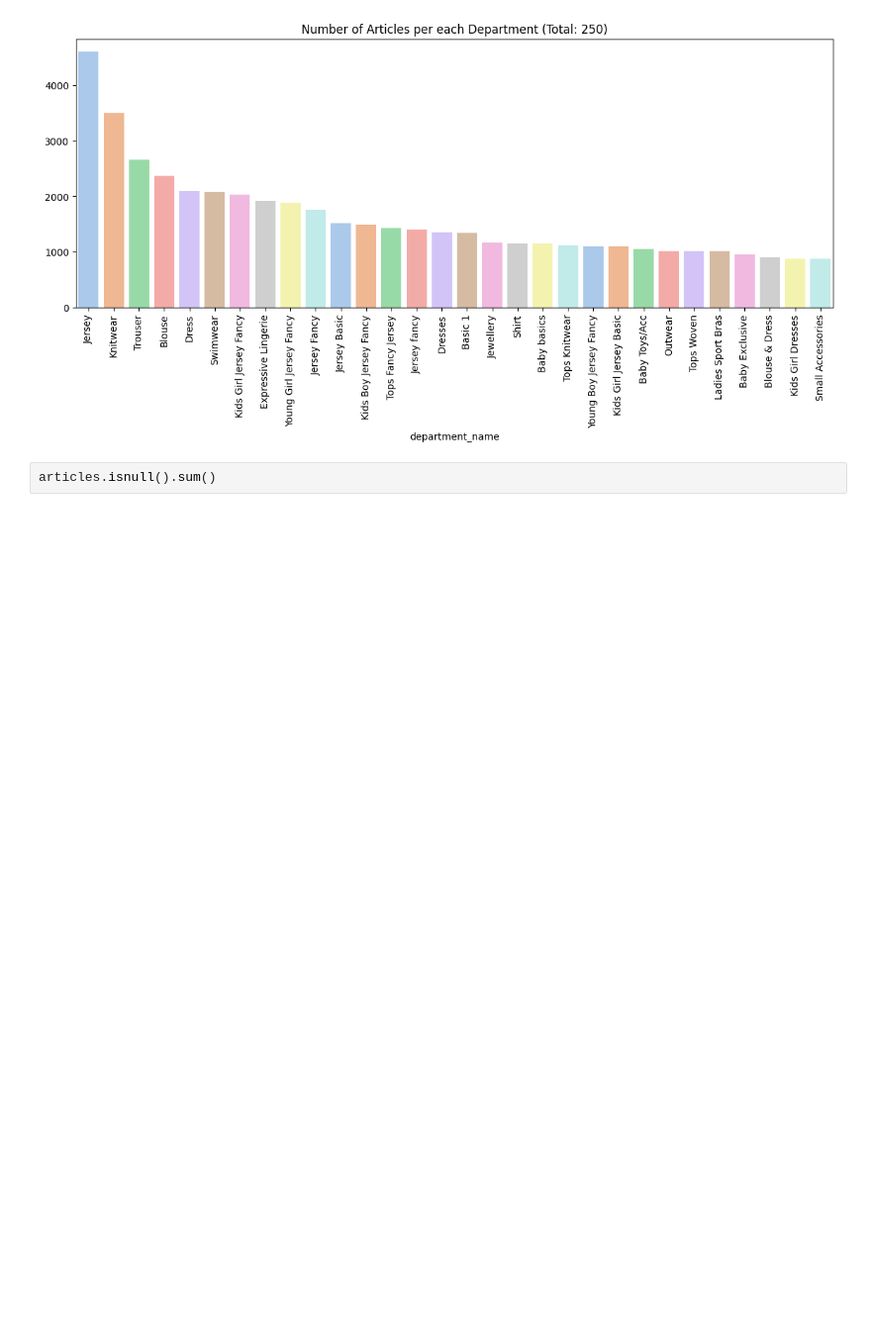
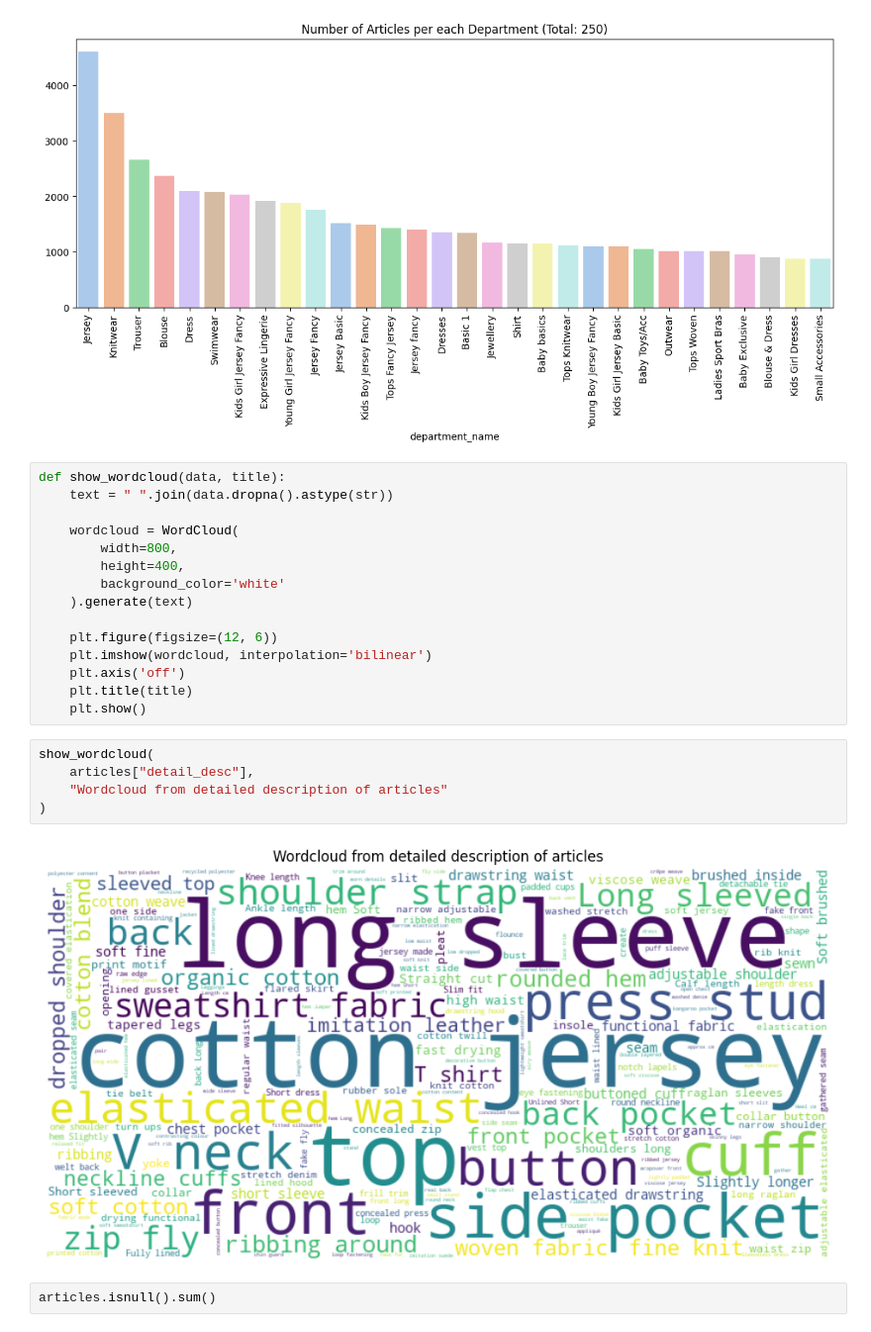
Before and after one commit to MinhGioChai/PowerBI-Final, a Jupyter notebook: EDA.ipynb, the cells around one changed output. Shown at 99% size. Saved outputs shown, nothing was run; the diff lists cells and outputs as text; blank space fills up the shorter version.

```diff
--- a/EDA.ipynb
+++ b/EDA.ipynb
@@ -241,6 +243,28 @@ Passing `palette` without assigning `hue` is deprecated and will be removed in v
 
   sns.barplot(x=top_depts.index, y=top_depts.values, palette="pastel")
 [figure]
+# %%
+def show_wordcloud(data, title):
+    text = " ".join(data.dropna().astype(str))
+
+    wordcloud = WordCloud(
+        width=800,
+        height=400,
+        background_color='white'
+    ).generate(text)
+
+    plt.figure(figsize=(12, 6))
+    plt.imshow(wordcloud, interpolation='bilinear')
+    plt.axis('off')
+    plt.title(title)
+    plt.show()
+# %%
+show_wordcloud(
+    articles["detail_desc"],
+    "Wordcloud from detailed description of articles"
+)
+# %% [output]
+[figure, added]
 # %%
 articles.isnull().sum()
 # %% [output]
```
Also changed, not shown: parts of 10 cells of this notebook.
